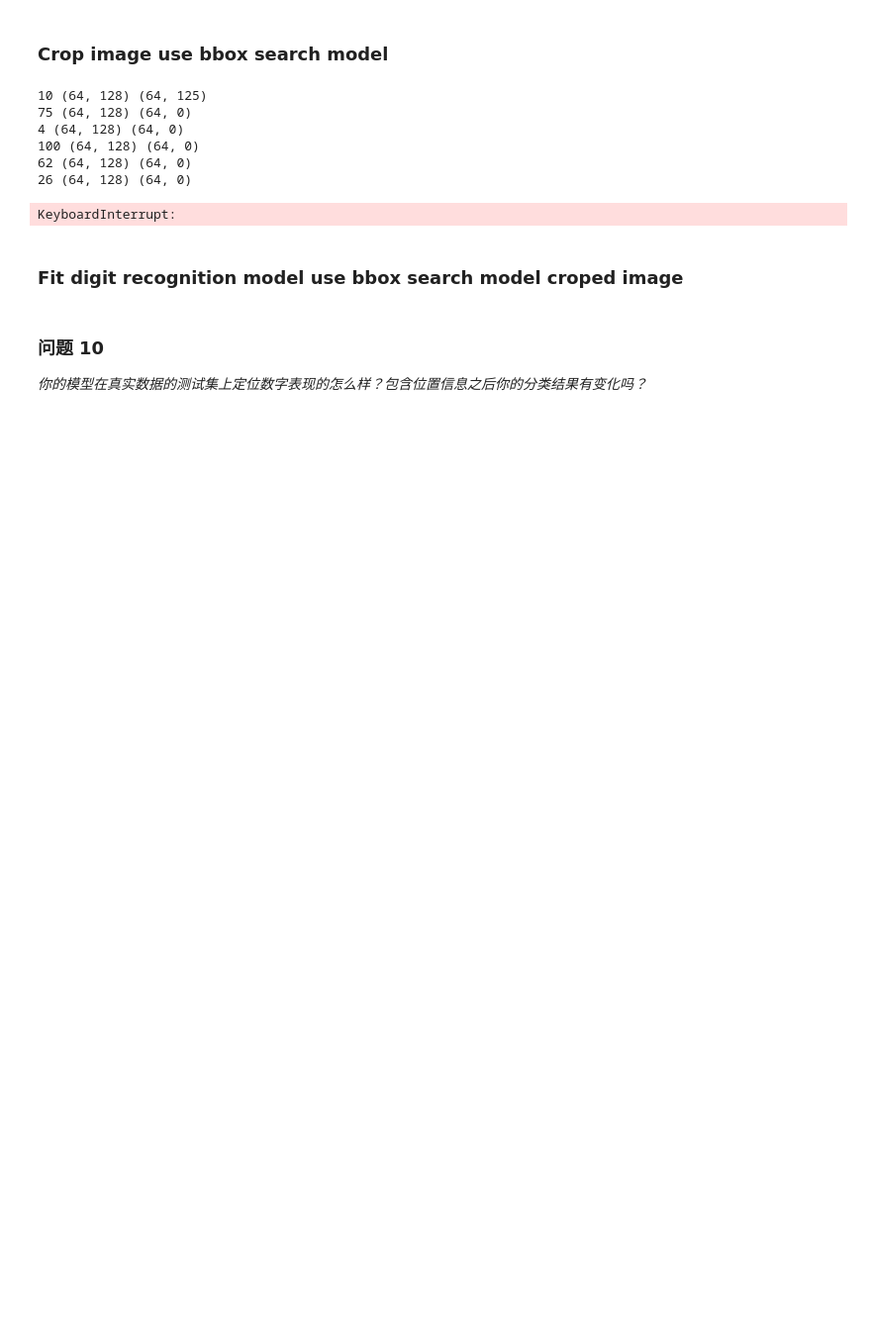
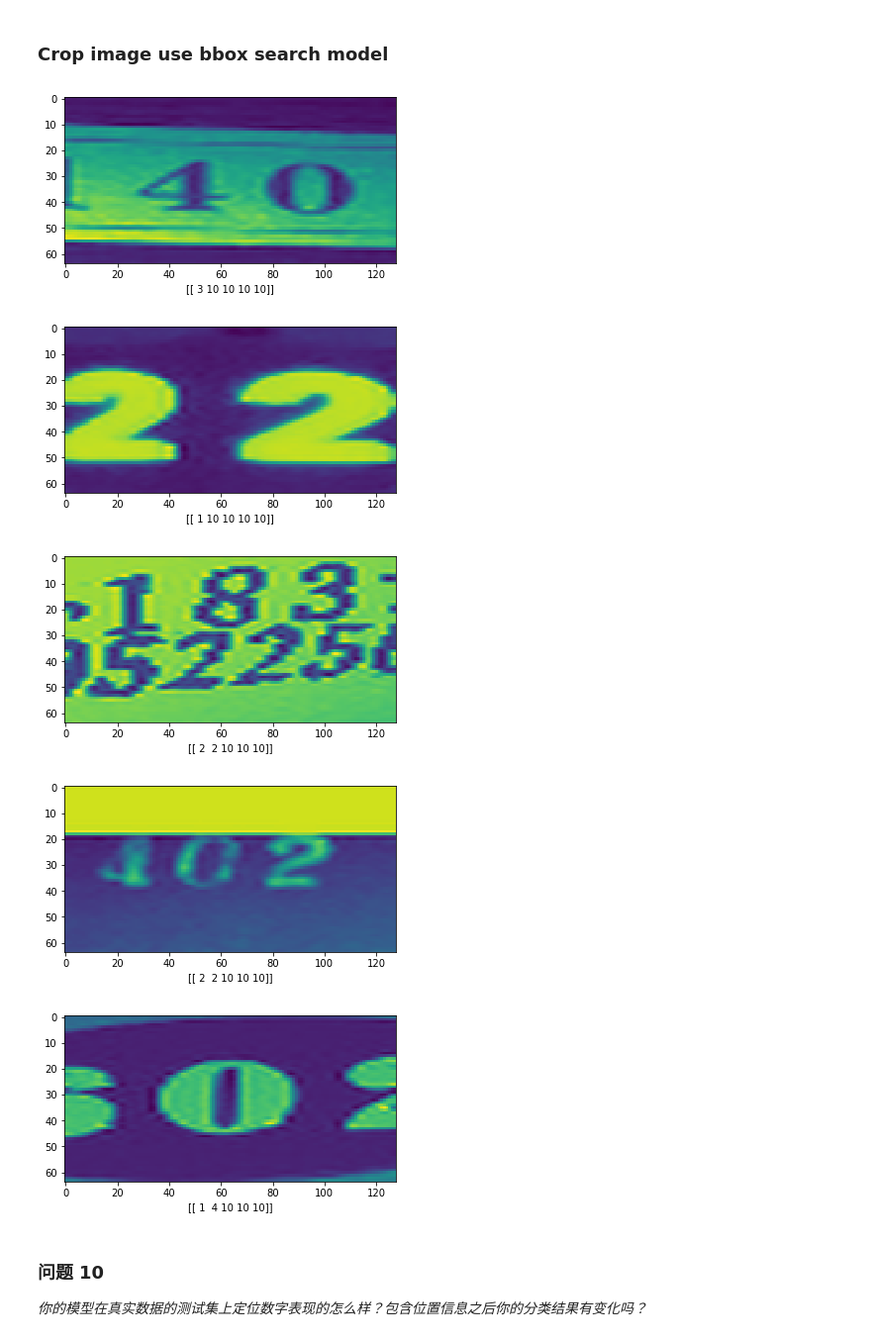
Before and after one commit to Heerozh/machine-learning, a Jupyter notebook: projects/digit_recognition/digit_recognition - softmax ver.ipynb, the cells around one changed output. Shown: that part at 99% size. Cells and saved outputs as stored; diff of their text form; code cells hidden in the pictures; blank space fills up the shorter version.

```diff
--- a/projects/digit_recognition/digit_recognition - softmax ver.ipynb
+++ b/projects/digit_recognition/digit_recognition - softmax ver.ipynb
@@ -655,22 +588,26 @@ test_box_predict(clf_bbox, [img2])
 # %% [markdown]
 ### Crop image use bbox search model
 # %%
+# 用预测bbox的模型裁剪这5张本地图片
 svhn = reload(svhn)
 def predict_and_crop_imgs(clf, dat, batch=128):
     imgs = np.zeros_like(dat)
     for i in range(0, len(dat), batch):
         predict_lab = clf.predict(dat[i:i+batch])
         imgs[i:i+batch] = svhn.crop_imgs(dat[i:i+batch], predict_lab)
     return imgs
 
-svhn_croped_train_dat = predict_and_crop_imgs(clf_bbox, svhn_train_dat)
-svhn_croped_valid_dat = predict_and_crop_imgs(clf_bbox, svhn_valid_dat)
-svhn_croped_tests_dat = predict_and_crop_imgs(clf_bbox, svhn_tests_dat)
+croped_loc_imgs = predict_and_crop_imgs(clf_bbox, loc_imgs)
+
+# 然后用svhn模型识别裁剪后的数字
+test_predict(clf_sm_svhn, np.array([croped_loc_imgs[0]]), 64, -1)
+test_predict(clf_sm_svhn, np.array([croped_loc_imgs[1]]), 64, -1)
+test_predict(clf_sm_svhn, np.array([croped_loc_imgs[2]]), 64, -1)
+test_predict(clf_sm_svhn, np.array([croped_loc_imgs[3]]), 64, -1)
+test_predict(clf_sm_svhn, np.array([croped_loc_imgs[4]]), 64, -1)
 # %% [output]
-10 (64, 128) (64, 125)
-75 (64, 128) (64, 0)
-4 (64, 128) (64, 0)
-100 (64, 128) (64, 0)
-62 (64, 128) (64, 0)
-26 (64, 128) (64, 0)
-KeyboardInterrupt:
+[figure, added]
+[figure, added]
+[figure, added]
+[figure, added]
+[figure, added]
@@ -681,2 +613,0 @@ plt.imshow(svhn_croped_valid_dat[rndsel][:, :])
-# %% [markdown]
-### Fit digit recognition model use bbox search model croped image
```
Also changed, not shown: parts of 35 cells of this notebook.
